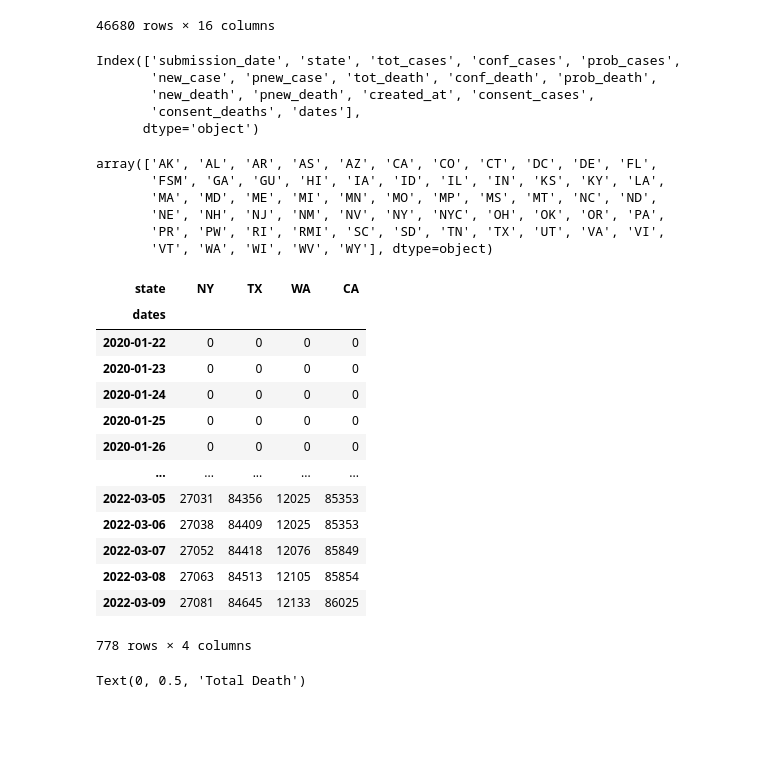
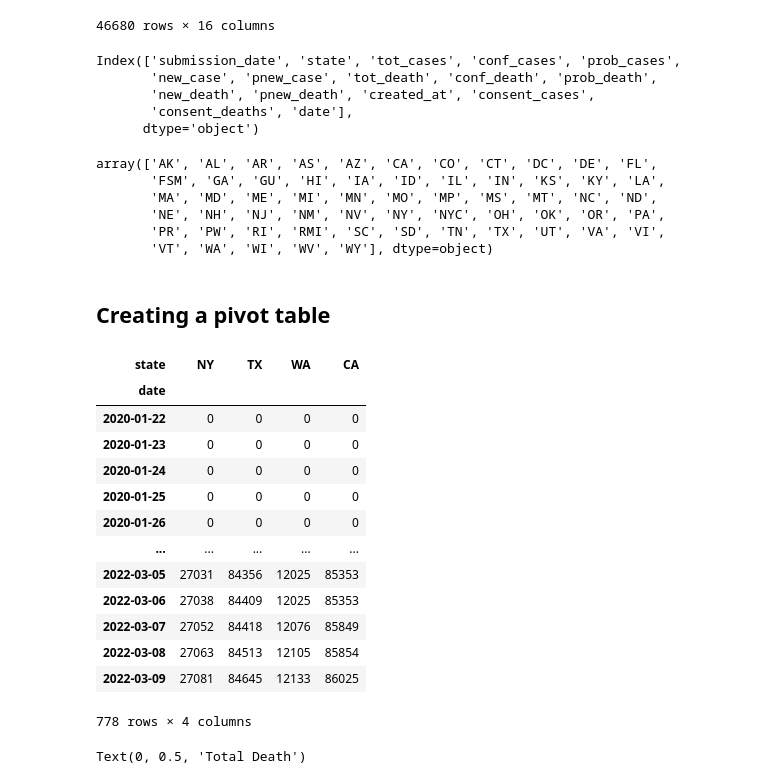
Before and after one commit to 517-JY/cs103a-cpa01, a Jupyter notebook: cpa01.ipynb, the cells around one changed output. Saved outputs shown, nothing was run; the diff lists cells and outputs as text; code cells hidden in the pictures; blank space fills up the shorter version.

```diff
--- a/cpa01.ipynb
+++ b/cpa01.ipynb
@@ -79,9 +88,8 @@ We can then plot just the columns we want!
 # %%
-
 covid_url = 'https://raw.githubusercontent.com/owid/covid-19-data/master/public/data/owid-covid-data.csv'
 df = pd.read_csv('data/United_States_COVID-19_Cases_and_Deaths_by_State_over_Time.csv')
-df['dates'] = pd.to_datetime(df['submission_date'], format='%m/%d/%Y')
-df = df.sort_values(by=['state', 'dates'])
+df['date'] = pd.to_datetime(df['submission_date'], format='%m/%d/%Y')
+df = df.sort_values(by=['state', 'date'])
 df
 # %% [output]
 |  | submission_date | state | tot_cases | conf_cases | prob_cases | new_case | pnew_case | tot_death | ... |
@@ -103,7 +111,7 @@ df.columns
 Index(['submission_date', 'state', 'tot_cases', 'conf_cases', 'prob_cases',
        'new_case', 'pnew_case', 'tot_death', 'conf_death', 'prob_death',
        'new_death', 'pnew_death', 'created_at', 'consent_cases',
-       'consent_deaths', 'dates'],
+       'consent_deaths', 'date'],
       dtype='object')
 # %%
 df['state'].unique()
@@ -114,14 +122,15 @@ array(['AK', 'AL', 'AR', 'AS', 'AZ', 'CA', 'CO', 'CT', 'DC', 'DE', 'FL',
        'NE', 'NH', 'NJ', 'NM', 'NV', 'NY', 'NYC', 'OH', 'OK', 'OR', 'PA',
        'PR', 'PW', 'RI', 'RMI', 'SC', 'SD', 'TN', 'TX', 'UT', 'VA', 'VI',
        'VT', 'WA', 'WI', 'WV', 'WY'], dtype=object)
+# %% [markdown]
+## Creating a pivot table
 # %%
 column = 'tot_death'
-
-df2 = pd.pivot_table(df, values=column, index=["dates"], columns=["state"])
+df2 = pd.pivot_table(df, values=column, index=["date"], columns=["state"])
 df2[['NY','TX','WA','CA']]
 # %% [output]
 | state | NY | TX | WA | CA |
-| dates |  |  |  |  |
+| date |  |  |  |  |
 | 2020-01-22 | 0 | 0 | 0 | 0 |
 | 2020-01-23 | 0 | 0 | 0 | 0 |
 | 2020-01-24 | 0 | 0 | 0 | 0 |
```
Also changed, not shown: parts of 9 cells of this notebook.
